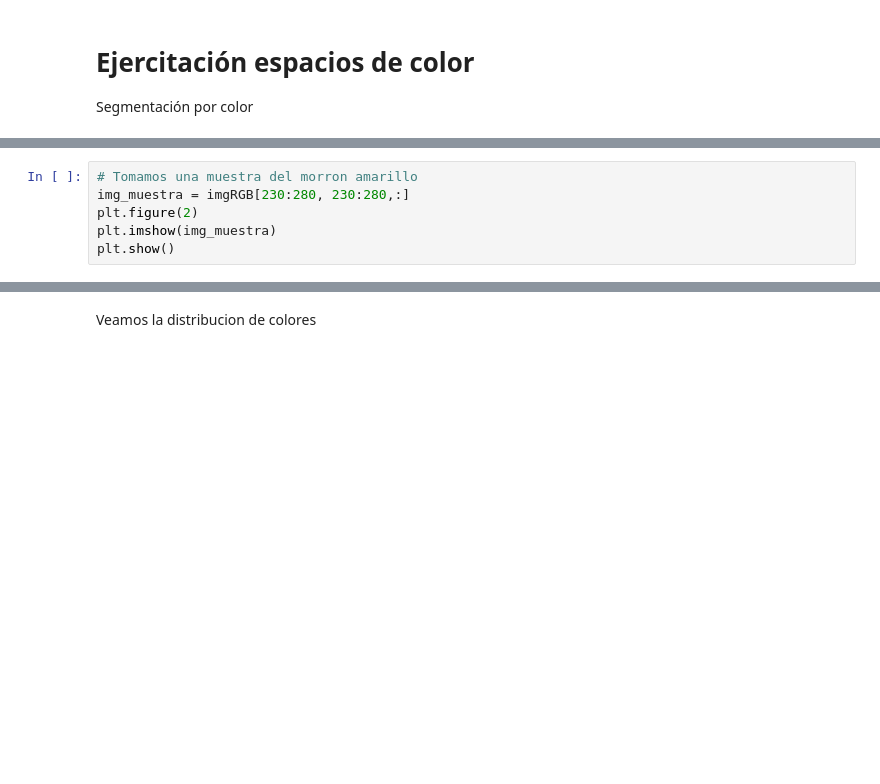
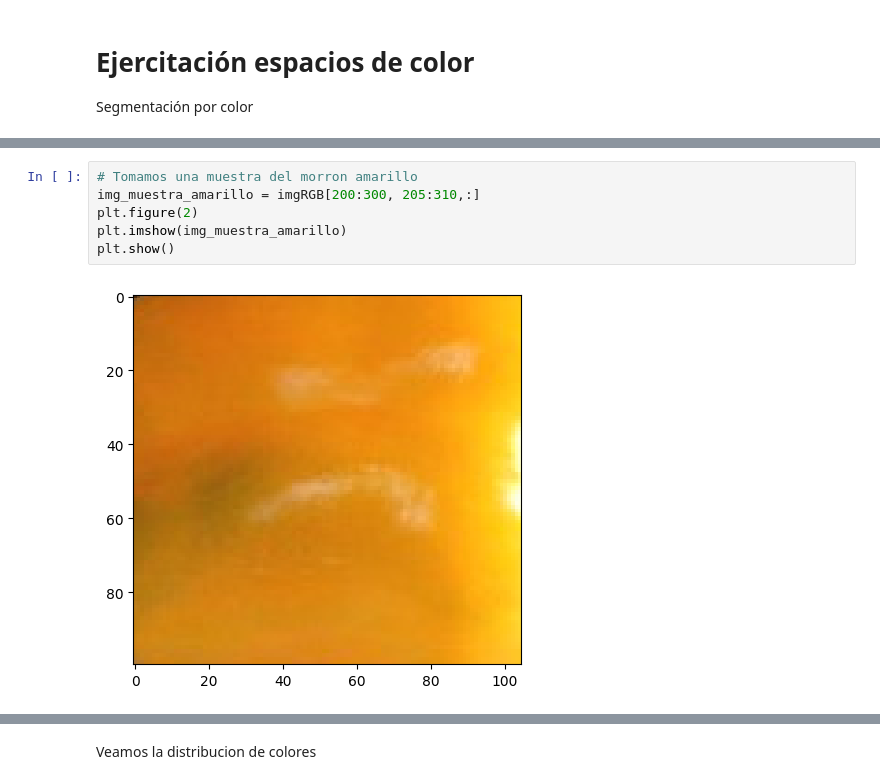
Before and after one commit to FIUBA-Posgrado-Inteligencia-Artificial/vision_computadora_I, a Jupyter notebook: Codigo/Clase1/05.Deteccion_morrones.ipynb, the cells around one changed output, grey strips where cells are left out. Drawn from its saved outputs; the diff is of its cells as text; blank space fills up the shorter version.

```diff
--- a/Codigo/Clase1/05.Deteccion_morrones.ipynb
+++ b/Codigo/Clase1/05.Deteccion_morrones.ipynb
@@ -22,6 +25,8 @@ plt.show()
 # %%
 # Tomamos una muestra del morron amarillo
-img_muestra = imgRGB[230:280, 230:280,:]
+img_muestra_amarillo = imgRGB[200:300, 205:310,:]
 plt.figure(2)
-plt.imshow(img_muestra)
+plt.imshow(img_muestra_amarillo)
 plt.show()
+# %% [output]
+[figure, added]
```
Also changed, not shown: parts of 13 cells of this notebook.
